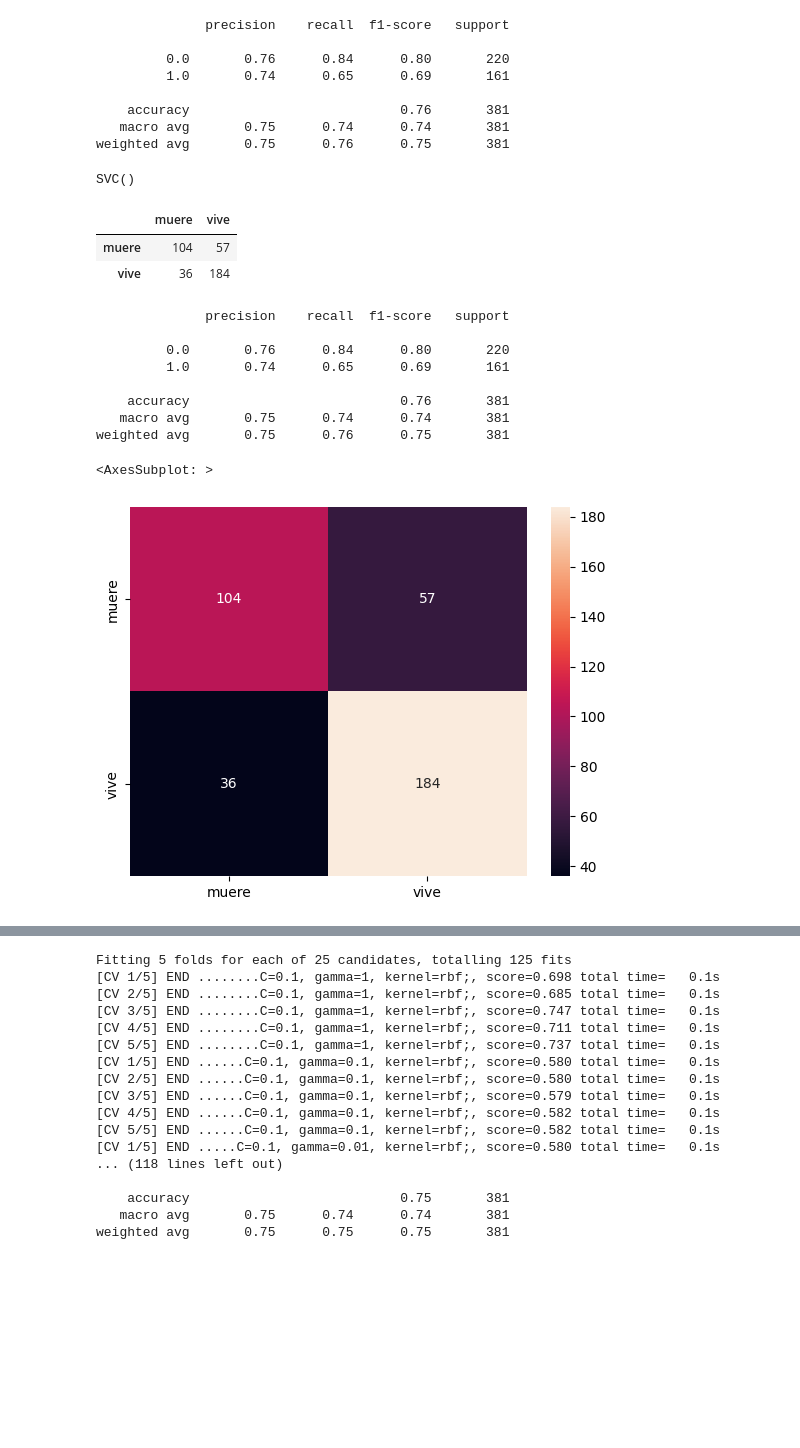
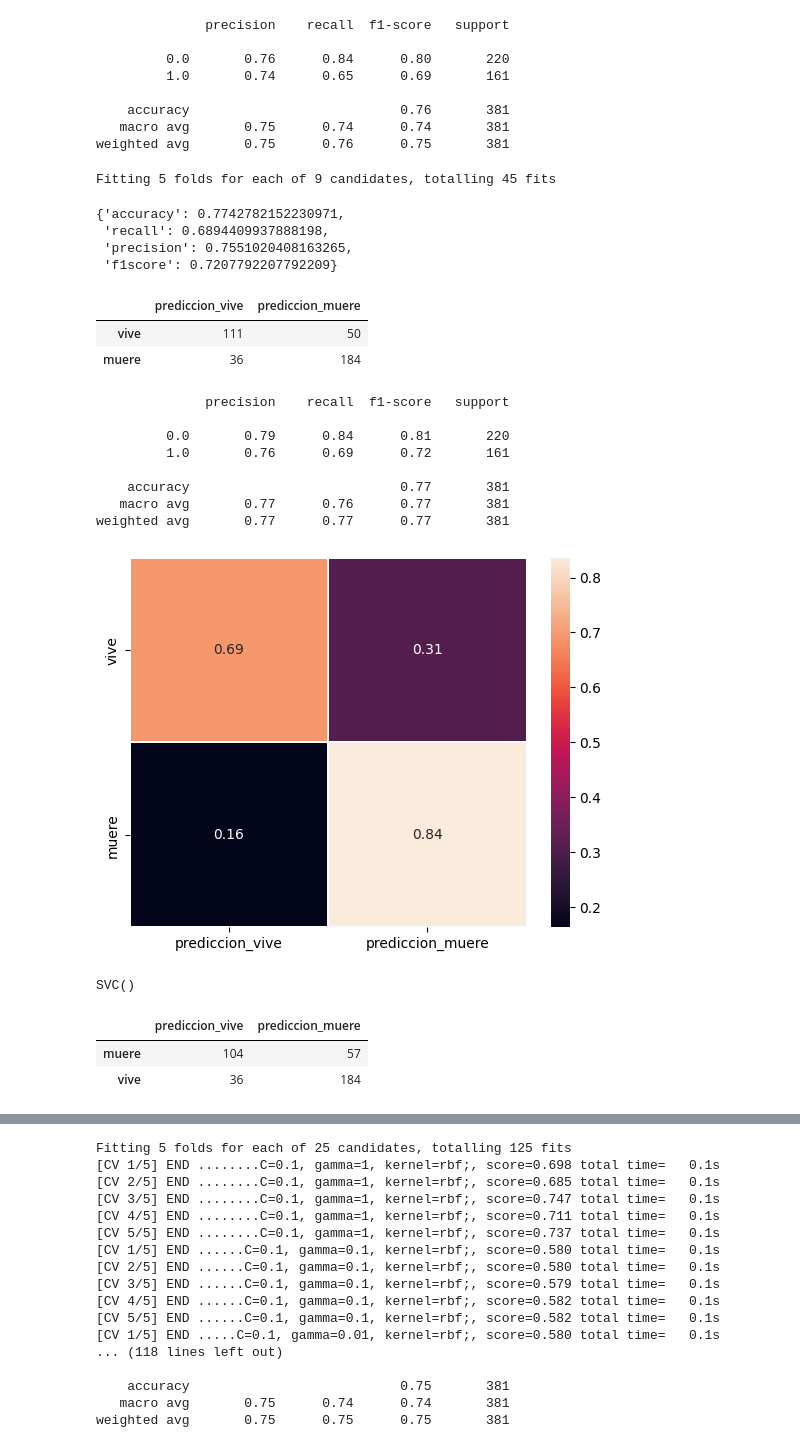
Before and after one commit to diazgaby/MachineLearning_Pregrado, a Jupyter notebook: comp.ipynb, the cells around one changed output, grey strips where cells are left out. Cells and saved outputs as stored; diff of their text form; code cells hidden in the pictures; blank space fills up the shorter version.

```diff
--- a/comp.ipynb
+++ b/comp.ipynb
@@ -283,3 +289,17 @@ print(classification_report(y_test, y_predict))
     accuracy                           0.76       381
    macro avg       0.75      0.74      0.74       381
 weighted avg       0.75      0.76      0.75       381
+# %%
+from sklearn.model_selection import GridSearchCV
+params_grid = {'C': [1, 10, 100],
+    'kernel': ['poly', 'rbf', 'sigmoid']}
+model = SVC()
+grid_search = GridSearchCV(estimator = model,
+                           param_grid = params_grid,
+                           scoring='f1',
+                           cv = 5, verbose = 1)
+# Search the best parameters with training data
+grid_search.fit(X_train, y_train)
+best_params = grid_search.best_params_
+# %% [output]
+Fitting 5 folds for each of 9 candidates, totalling 45 fits
@@ -286,3 +310,47 @@ weighted avg       0.75      0.76      0.75       381
+# %%
+def evaluate_metrics(yt, yp):
+    results_pos = {}
+    results_pos['accuracy'] = accuracy_score(yt, yp)
+    precision, recall, f_beta, _ = precision_recall_fscore_support(yt, yp, average='binary')
+    results_pos['recall'] = recall
+    results_pos['precision'] = precision
+    results_pos['f1score'] = f_beta
+    return results_pos
+
+best_params
+model = SVC(C=100, kernel='rbf')
+model.fit(X_train, y_train)
+preds = model.predict(X_test)
+evaluate_metrics(y_test, preds)
+# %% [output]
+{'accuracy': 0.7742782152230971,
+ 'recall': 0.6894409937888198,
+ 'precision': 0.7551020408163265,
+ 'f1score': 0.7207792207792209}
+# %%
+
+cm = np.array(confusion_matrix(y_test, preds, labels=[1,0]))
+matr = pd.DataFrame(cm, index=['vive', 'muere'],
+                         columns=['prediccion_vive','prediccion_muere'])
+matr
+# %% [output]
+|  | prediccion_vive | prediccion_muere |
+| vive | 111 | 50 |
+| muere | 36 | 184 |
+# %%
+confusion_matri=matr.astype('float') / matr.sum(axis=1)[:, np.newaxis]
+sns.heatmap(confusion_matri, annot=True,linewidths = 0.01)
+print(classification_report(y_test, preds))
+# %% [output]
+              precision    recall  f1-score   support
+
+         0.0       0.79      0.84      0.81       220
+         1.0       0.76      0.69      0.72       161
+
+    accuracy                           0.77       381
+   macro avg       0.77      0.76      0.77       381
+weighted avg       0.77      0.77      0.77       381
+[figure, added]
 # %%
 X_train_min = X_train.min()
 X_train_min
@@ -310,25 +378,9 @@ cm = confusion_matrix(y_test, y_predict)
 #SVM con datos normalizados
 cm = np.array(confusion_matrix(y_test, y_predict, labels=[1,0]))
 confusion = pd.DataFrame(cm, index=['muere', 'vive'],
-                         columns=['muere','vive'])
+                         columns=['prediccion_vive','prediccion_muere'])
 confusion
 # %% [output]
-|  | muere | vive |
+|  | prediccion_vive | prediccion_muere |
 | muere | 104 | 57 |
 | vive | 36 | 184 |
-# %%
-print(classification_report(y_test, y_predict))
-# %% [output]
-              precision    recall  f1-score   support
-
-         0.0       0.76      0.84      0.80       220
-         1.0       0.74      0.65      0.69       161
-
-    accuracy                           0.76       381
-   macro avg       0.75      0.74      0.74       381
-weighted avg       0.75      0.76      0.75       381
-# %%
-sns.heatmap(confusion,annot=True,fmt="d")
-# %% [output]
-<AxesSubplot: >
-[figure, removed]
```
Also changed, not shown: parts of 18 cells of this notebook.
